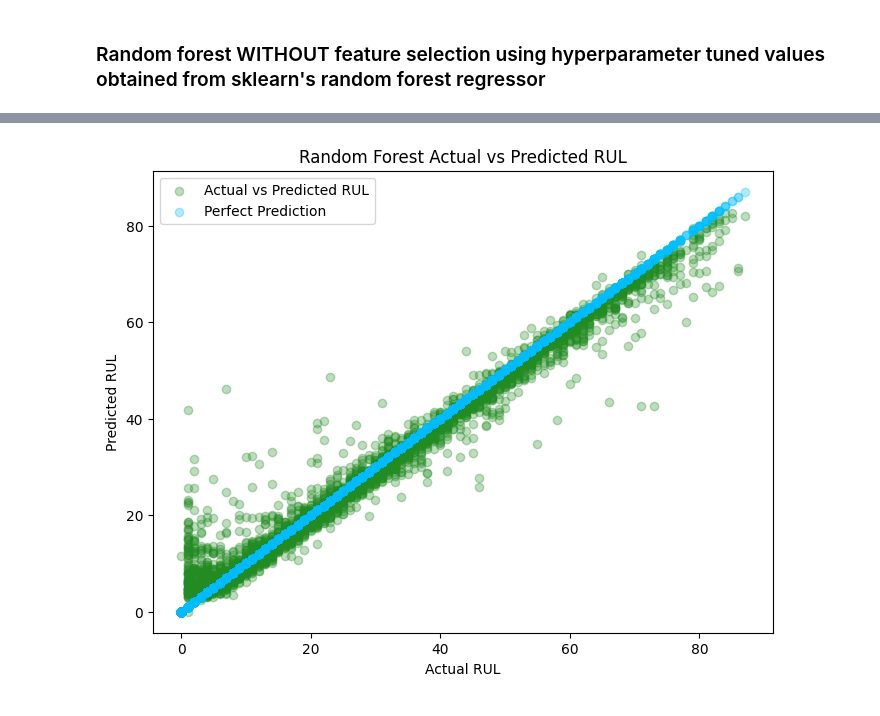
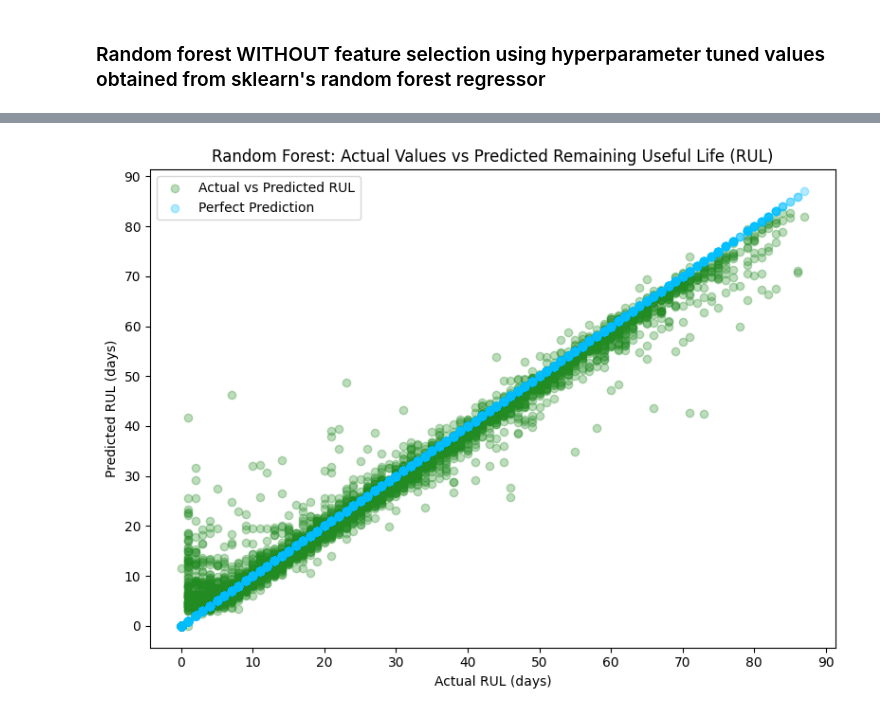
Before and after one commit to baari-ali/hard-drive-predictive-maintenance, a Jupyter notebook: src/dt_and_rf_from_scratch.ipynb, the cells around one changed output, grey strips where cells are left out. Saved outputs shown, nothing was run; the diff lists cells and outputs as text; code cells hidden in the pictures.

```diff
--- a/src/dt_and_rf_from_scratch.ipynb
+++ b/src/dt_and_rf_from_scratch.ipynb
@@ -78,7 +84,8 @@ X_train, X_test, y_train, y_test = train_test_split(X, y, test_size=0.2, random_
 ### Implementing a decision tree regressor from scratch
 # %%
 class Node:
-    def __init__(self, feature_index=None, threshold=None, left=None, right=None, value=None):
+    def __init__(self, feature_index=None, threshold=None,
+                 left=None, right=None, value=None):
         self.feature_index = feature_index
         self.threshold = threshold
         self.left = left
@@ -90,7 +97,8 @@ class Node:
 
 
 class DecisionTreeRegressor:
-    def __init__(self, max_depth=None, min_samples_split=2, feature_selection=False):
+    def __init__(self, max_depth=None, min_samples_split=2,
+                 feature_selection=False):
         self.max_depth = max_depth
         self.min_samples_split = min_samples_split
         self.feature_selection = feature_selection
@@ -102,7 +110,7 @@ class DecisionTreeRegressor:
     def grow_tree(self, X, y, depth=0):
         num_samples, num_features = X.shape
 
-        # 1. Stopping condition: either reached max depth or insufficient samples
+        # 1. Stopping conditions
         if depth == self.max_depth or num_samples < self.min_samples_split:
             leaf_value = np.mean(y)
             return Node(value=leaf_value)
@@ -113,7 +121,6 @@ class DecisionTreeRegressor:
         # 3. Stopping conditions if no valid split found
         if feature_index is None:
             return Node(value=np.mean(y))
-        # If a feature index exists but there is no threshold
         if threshold is None:
             return Node(value=np.mean(y))
 
@@ -130,7 +137,8 @@ class DecisionTreeRegressor:
         right_subtree = self.grow_tree(X_right, y_right, depth + 1)
 
         # 7. Create and return the current node
-        return Node(feature_index=feature_index, threshold=threshold, left=left_subtree, right=right_subtree)
+        return Node(feature_index=feature_index, threshold=threshold,
+                    left=left_subtree, right=right_subtree)
 
     def best_split(self, X, y):
         num_samples, num_features = X.shape
@@ -147,9 +155,11 @@ class DecisionTreeRegressor:
         best_split = None, None
         column_indices = list(range(num_features))
 
-        # Adding feature selection for Random Forest
+        # Adding feature selection for the random forest
         if self.feature_selection:
-            column_indices = np.random.choice(a=column_indices, size=int(np.sqrt(num_features)), replace=False)
+            column_indices = np.random.choice(a=column_indices,
+                                              size=int(np.sqrt(num_features)),
+                                              replace=False)
 
         # 4. Loop through each feature/column
         for feature_index in column_indices:
@@ -163,8 +173,8 @@ class DecisionTreeRegressor:
                 indices_right = X[:, feature_index] > threshold
 
                 # Filter y to get the left and right subsets
-                y_left = y[indices_left]  # keeps only the elements where indices_left is True
-                y_right = y[indices_right]  # keeps only the elements where indices_right is True
+                y_left = y[indices_left]
+                y_right = y[indices_right]
 
                 # 6. Skip the split if either side has too few samples
                 if len(y_left) < self.min_samples_split or len(y_right) < self.min_samples_split:
@@ -328,13 +355,14 @@ plot_histogram(y_test, y_pred_dtr, save_path='../img/histogram_decision_tree.png
 ### Implementing a random forest regressor from scratch
 # %%
 class RandomForestRegressor:
-    def __init__(self, n_trees=100, max_depth=None, min_samples_split=2, feature_selection=True, random_state=None):
+    def __init__(self, n_trees=100, max_depth=None, min_samples_split=2,
+                 feature_selection=True, random_state=None):
         self.n_trees = n_trees
         self.max_depth = max_depth
         self.min_samples_split = min_samples_split
         self.feature_selection = feature_selection
         self.random_state = random_state
-        self.trees = []  # List to store individual decision trees
+        self.trees = []
 
     def fit(self, X, y):
         np.random.seed(self.random_state)
@@ -344,7 +372,9 @@ class RandomForestRegressor:
             # Create a new dataset using the bootstrap indices
             X_bootstrap, y_bootstrap = X[bootstrap_indices], y[bootstrap_indices]
 
-            tree = DecisionTreeRegressor(max_depth=self.max_depth, min_samples_split=self.min_samples_split, feature_selection=self.feature_selection)
+            tree = DecisionTreeRegressor(max_depth=self.max_depth,
+                                         min_samples_split=self.min_samples_split,
+                                         feature_selection=self.feature_selection)
             tree.fit(X_bootstrap, y_bootstrap)
             self.trees.append(tree)
 
@@ -408,11 +438,11 @@ Wall time: 1h 7min 32s
  'MAE': 2.302948313760655,
  'R2 score': 0.968000598717476}
 # %%
-plot_actual_vs_predicted(y_test,
-                         y_pred_rfr,
-                         title='Random Forest Actual vs Predicted RUL',
+plot_actual_vs_predicted(y_true=y_test,
+                         y_pred=y_pred_rfr,
+                         title='Random Forest: Actual Values vs Predicted Remaining Useful Life (RUL)',
                          true_color='deepskyblue',
                          predicted_color='forestgreen',
                          save_path='../img/random_forest.png')
 # %% [output]
-[figure, old version]
+[figure, new version]
```
Also changed, not shown: parts of 31 cells of this notebook, 2 other files.
